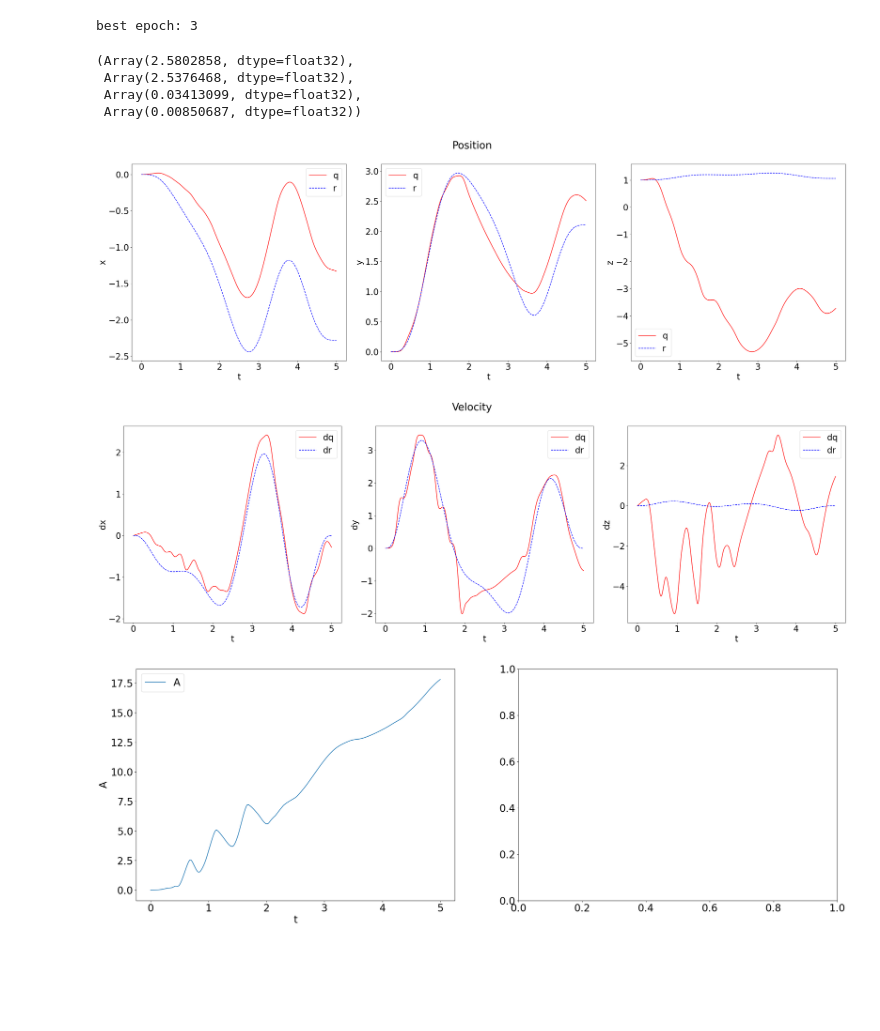
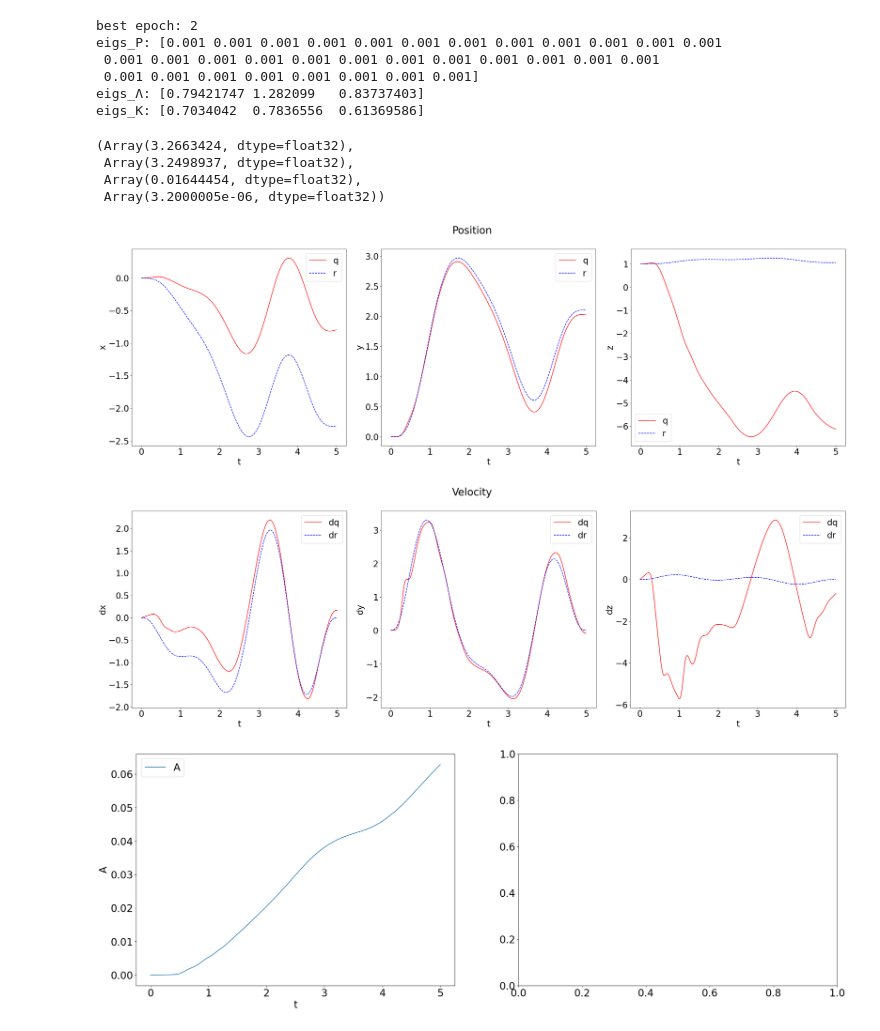
Before and after one commit to joshsohn/COML_hardware, a Jupyter notebook: validate_model.ipynb, the cells around one changed output. Drawn from its saved outputs; the diff is of its cells as text; code cells hidden in the pictures; blank space fills up the shorter version.

```diff
--- a/validate_model.ipynb
+++ b/validate_model.ipynb
@@ -66,7 +68,7 @@ with open(f'train_results/{pkl}', 'rb') as file:
 #     else:
 #         print(k, v.shape)
 
-def validate_model(raw, epoch_i, plot=False):
+def validate_model(raw, epoch_i, print_=False, plot=False):
     hparams = raw['hparams']
     dt = hparams['meta']['dt']
     T = hparams['meta']['T']
@@ -159,9 +161,10 @@ def validate_model(raw, epoch_i, plot=False):
         ax[0].set_xlabel('t')
         ax[0].legend()
 
-    # print('eigs_P:', eigs_P)
-    # print('eigs_Λ:', eigs_Λ)
-    # print('eigs_K:', eigs_K)
+    if print_:
+        print('eigs_P:', eigs_P)
+        print('eigs_Λ:', eigs_Λ)
+        print('eigs_K:', eigs_K)
 
     num_models = len(control_loss)
 
@@ -169,40 +172,45 @@ def validate_model(raw, epoch_i, plot=False):
     estimation_loss = jnp.sum(estimation_loss)
     tracking_loss = jnp.sum(tracking_loss)
 
     normalizer = T * num_refs * num_models
 
     regularizer_l2 = hparams['meta']['regularizer_l2']
     regularizer_ctrl = hparams['meta']['regularizer_ctrl']
     regularizer_error = hparams['meta']['regularizer_error']
     regularizer_P = hparams['meta']['regularizer_P']
 
     loss = (tracking_loss
                 + regularizer_ctrl*control_loss
                 + regularizer_error*estimation_loss
                 + regularizer_l2*l2_penalty
                 ) / normalizer + regularizer_P * reg_P_penalty
 
     # total_loss_norm = loss
     tracking_loss_norm = tracking_loss/normalizer
     control_loss_norm = regularizer_ctrl*control_loss/normalizer
     estimation_loss_norm = regularizer_error*estimation_loss/normalizer
     l2_penalty_norm = regularizer_l2*l2_penalty/normalizer
     reg_P_penalty_norm = regularizer_P*reg_P_penalty
 
     return loss, tracking_loss_norm, control_loss_norm, reg_P_penalty_norm
 
 print('best epoch:', raw['best_step_meta'])
 
-validate_model(raw, 3, plot=True)
+validate_model(raw, 2, print_=True, plot=True)
 
 # print(len(raw['train_lossaux_history']))
 # %% [output]
-best epoch: 3
+best epoch: 2
+eigs_P: [0.001 0.001 0.001 0.001 0.001 0.001 0.001 0.001 0.001 0.001 0.001 0.001
+ 0.001 0.001 0.001 0.001 0.001 0.001 0.001 0.001 0.001 0.001 0.001 0.001
+ 0.001 0.001 0.001 0.001 0.001 0.001 0.001 0.001]
+eigs_Λ: [0.79421747 1.282099   0.83737403]
+eigs_K: [0.7034042  0.7836556  0.61369586]
-(Array(2.5802858, dtype=float32),
- Array(2.5376468, dtype=float32),
- Array(0.03413099, dtype=float32),
- Array(0.00850687, dtype=float32))
+(Array(3.2663424, dtype=float32),
+ Array(3.2498937, dtype=float32),
+ Array(0.01644454, dtype=float32),
+ Array(3.2000005e-06, dtype=float32))
-[figure, old version]
+[figure, new version]
-[figure, old version]
+[figure, new version]
-[figure, old version]
+[figure, new version]
 # %%
```
Also changed, not shown: parts of 2 cells of this notebook, 8 other files.
